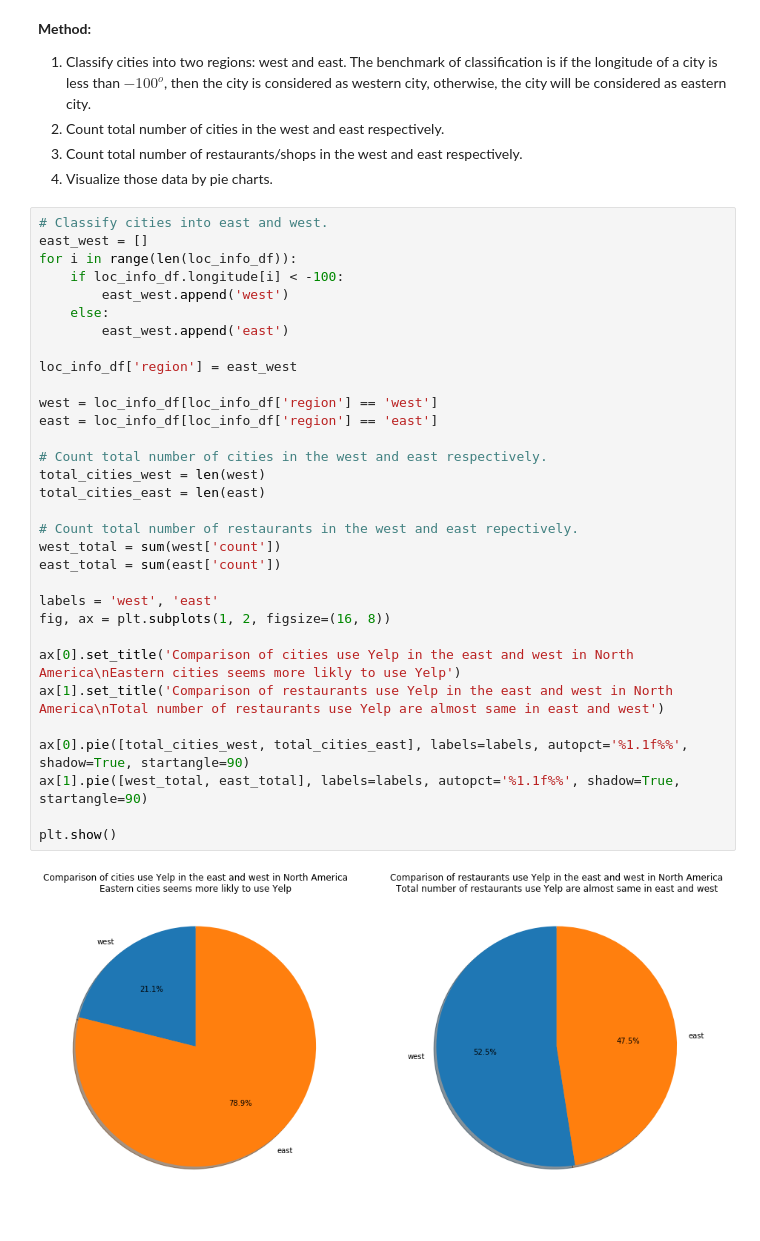
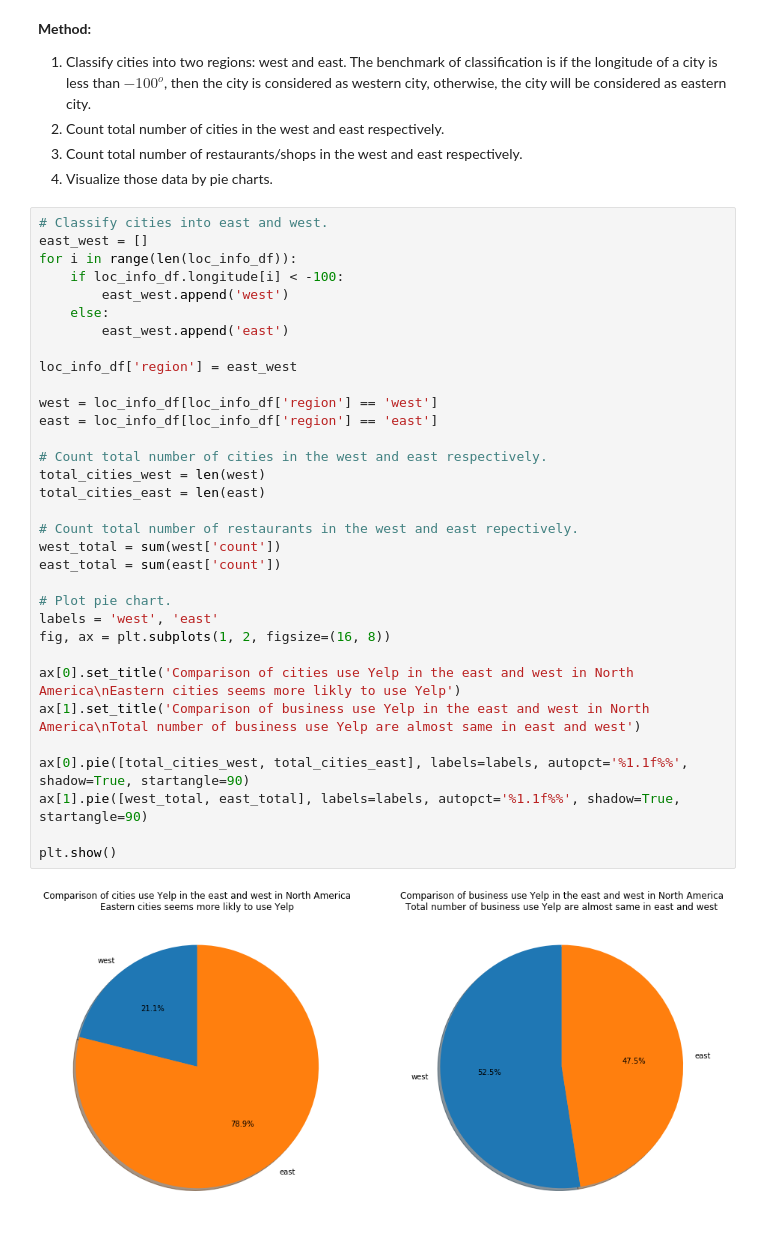
Before and after one commit to wsxwsx543/Yelp-Exploring, a Jupyter notebook: assignment2.ipynb, the cells around one changed output. Drawn from its saved outputs; the diff is of its cells as text.

```diff
--- a/assignment2.ipynb
+++ b/assignment2.ipynb
@@ -173,35 +173,36 @@ The other interesting point is that Yelp is a company in San Francisco which loc
 east_west = []
 for i in range(len(loc_info_df)):
     if loc_info_df.longitude[i] < -100:
         east_west.append('west')
     else:
         east_west.append('east')
 
 loc_info_df['region'] = east_west
 
 west = loc_info_df[loc_info_df['region'] == 'west']
 east = loc_info_df[loc_info_df['region'] == 'east']
 
 # Count total number of cities in the west and east respectively.
 total_cities_west = len(west)
 total_cities_east = len(east)
 
 # Count total number of restaurants in the west and east repectively.
 west_total = sum(west['count'])
 east_total = sum(east['count'])
 
+# Plot pie chart.
 labels = 'west', 'east'
 fig, ax = plt.subplots(1, 2, figsize=(16, 8))
 
 ax[0].set_title('Comparison of cities use Yelp in the east and west in North America\nEastern cities seems more likly to use Yelp')
-ax[1].set_title('Comparison of restaurants use Yelp in the east and west in North America\nTotal number of restaurants use Yelp are almost same in east and west')
+ax[1].set_title('Comparison of business use Yelp in the east and west in North America\nTotal number of business use Yelp are almost same in east and west')
 
 ax[0].pie([total_cities_west, total_cities_east], labels=labels, autopct='%1.1f%%', shadow=True, startangle=90)
 ax[1].pie([west_total, east_total], labels=labels, autopct='%1.1f%%', shadow=True, startangle=90)
 
 plt.show()
 # %% [output]
-[figure, old version]
+[figure, new version]
 # %% [markdown]
 Explanation of Visualization:
 
```
Also changed, not shown: parts of 13 cells of this notebook.
